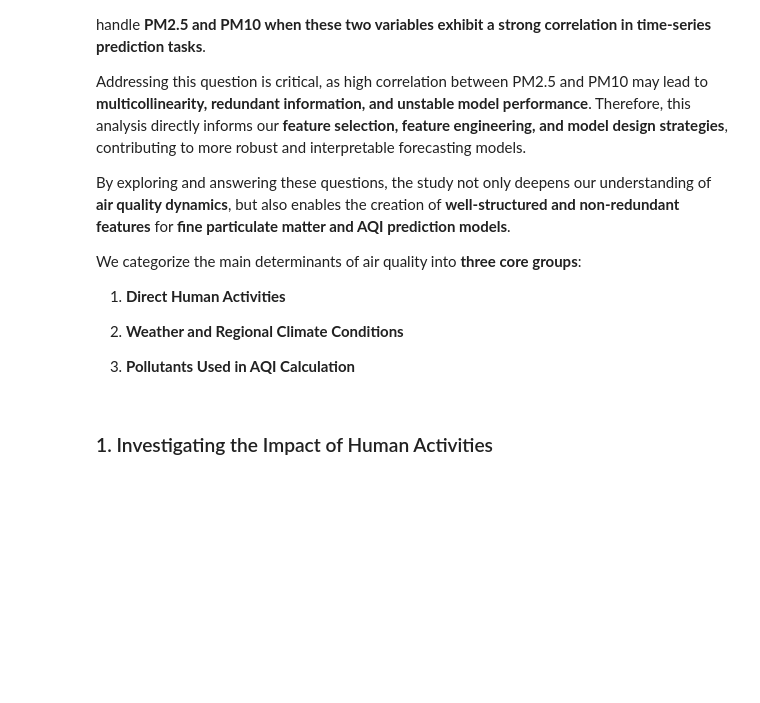
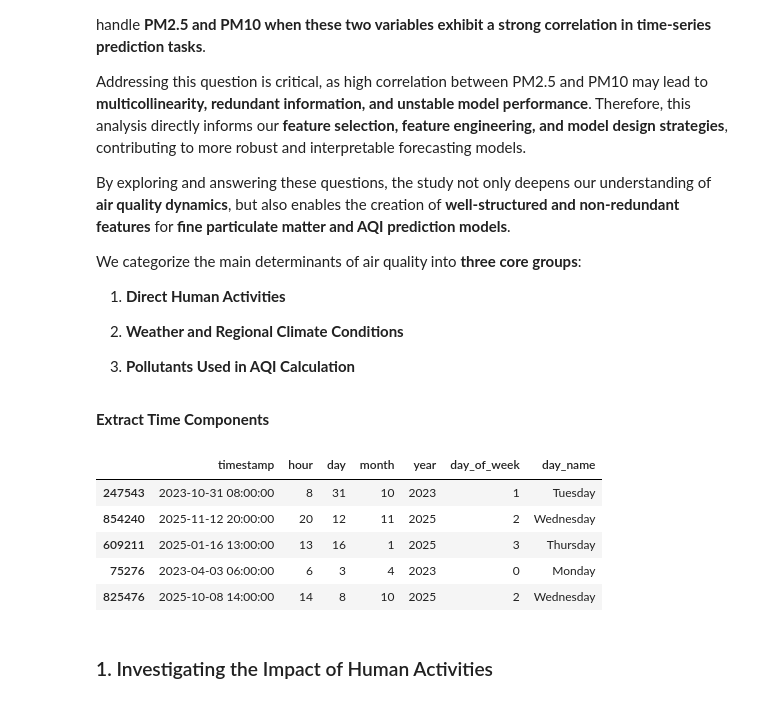
Before and after one commit to TrNguyenMQuan/VietNam_PM2.5_Forecasting, a Jupyter notebook: notebooks/data_exploration.ipynb, the cells around one changed output. Drawn from its saved outputs; the diff is of its cells as text; code cells hidden in the pictures; blank space fills up the shorter version.

```diff
--- a/notebooks/data_exploration.ipynb
+++ b/notebooks/data_exploration.ipynb
@@ -828,6 +864,28 @@ We categorize the main determinants of air quality into **three core groups**:
 2. **Weather and Regional Climate Conditions**
 
 3. **Pollutants Used in AQI Calculation**
+# %% [markdown]
+**Extract Time Components**
+# %%
+df_ques = df_processed.copy()
+
+df_ques["timestamp"] = pd.to_datetime(df_ques["timestamp"])
+
+df_ques["hour"] = df_ques["timestamp"].dt.hour
+df_ques["day"] = df_ques["timestamp"].dt.day
+df_ques["month"] = df_ques["timestamp"].dt.month
+df_ques["year"] = df_ques["timestamp"].dt.year
+df_ques["day_of_week"] = df_ques["timestamp"].dt.dayofweek
+df_ques["day_name"] = df_ques["timestamp"].dt.day_name()
+ids_random = np.random.choice(df_ques.index, size=5, replace=False)
+df_ques.loc[ids_random, ["timestamp", "hour", "day", "month", "year", "day_of_week", "day_name"]]
+# %% [output]
+|  | timestamp | hour | day | month | year | day_of_week | day_name |
+| 247543 | 2023-10-31 08:00:00 | 8 | 31 | 10 | 2023 | 1 | Tuesday |
+| 854240 | 2025-11-12 20:00:00 | 20 | 12 | 11 | 2025 | 2 | Wednesday |
+| 609211 | 2025-01-16 13:00:00 | 13 | 16 | 1 | 2025 | 3 | Thursday |
+| 75276 | 2023-04-03 06:00:00 | 6 | 3 | 4 | 2023 | 0 | Monday |
+| 825476 | 2025-10-08 14:00:00 | 14 | 8 | 10 | 2025 | 2 | Wednesday |
 # %% [markdown]
 ### 1. Investigating the Impact of Human Activities
 # %% [markdown]
```
Also changed, not shown: parts of 21 cells of this notebook, 2 other files.
